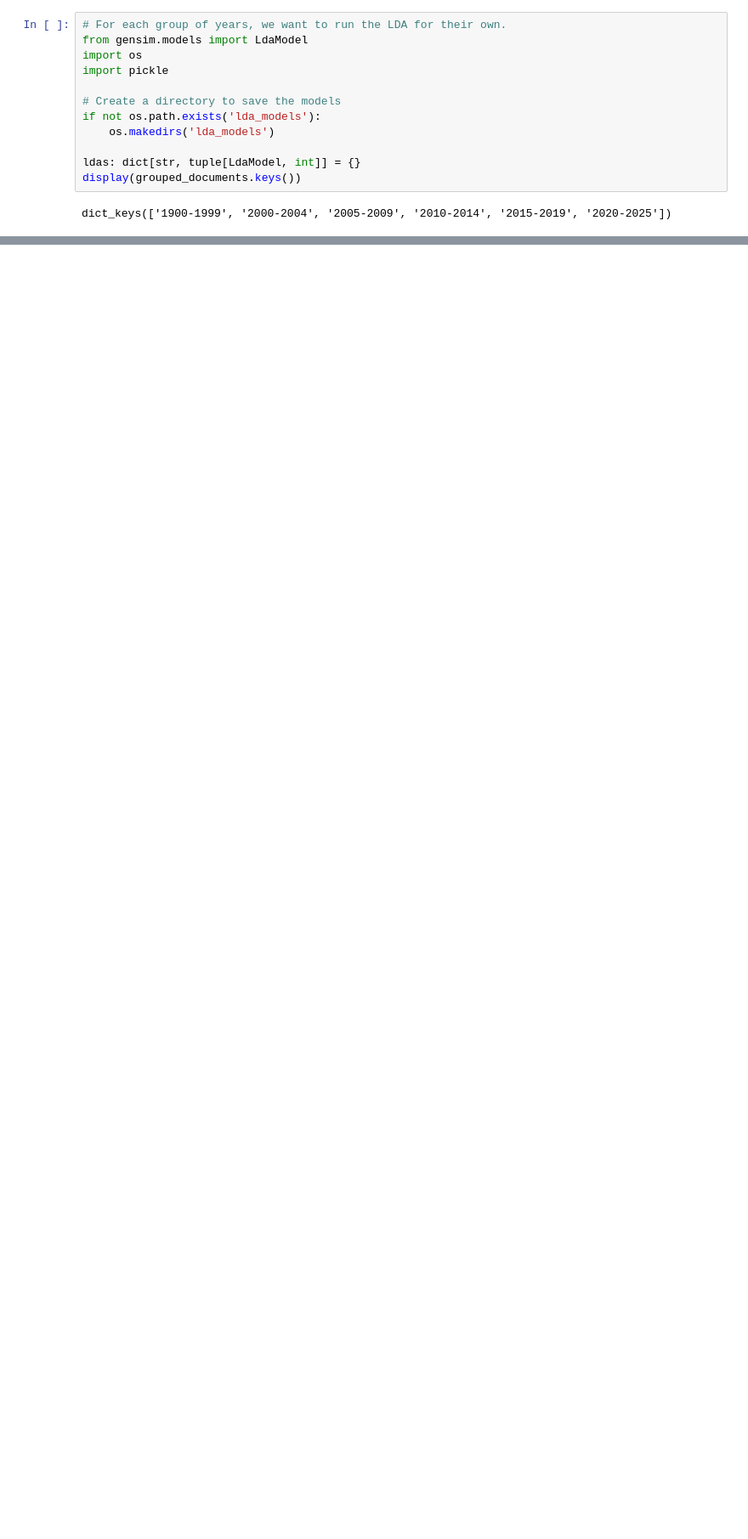
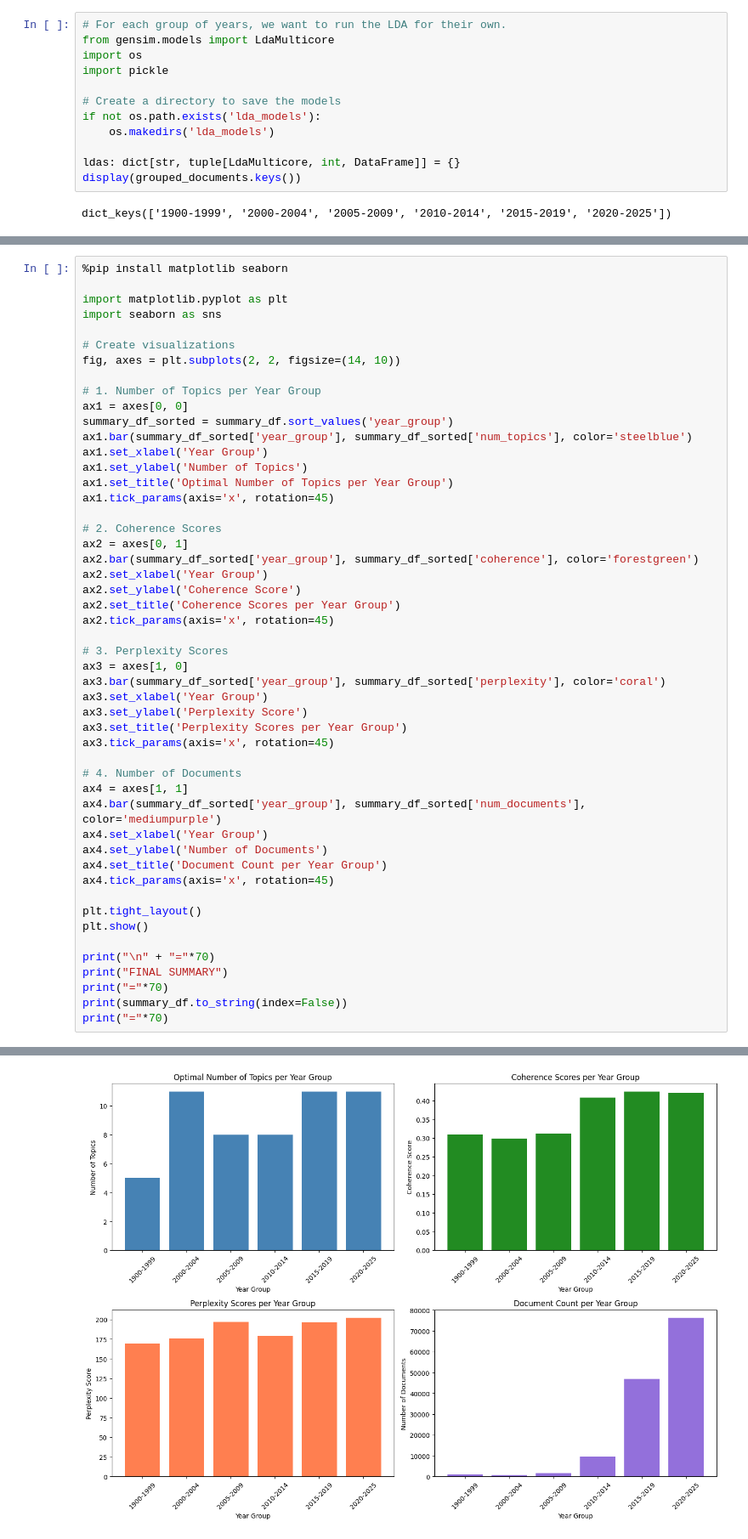
Before and after one commit to rchrdwllm/text-analytica, a Jupyter notebook: lda/lda.ipynb, the cells around one changed output, grey strips where cells are left out. Shown at 85% size. Saved outputs shown, nothing was run; the diff lists cells and outputs as text; blank space fills up the shorter version.

Commit message:
Minor changes to index.py
Completed a training session of LDA

```diff
--- a/lda/lda.ipynb
+++ b/lda/lda.ipynb
@@ -334,7 +481,7 @@ Requirement already satisfied: wrapt in c:\users\michael\appdata\local\programs\
 Note: you may need to restart the kernel to use updated packages.
 # %%
 # For each group of years, we want to run the LDA for their own.
-from gensim.models import LdaModel
+from gensim.models import LdaMulticore
 import os
 import pickle
 
@@ -342,7 +489,7 @@ import pickle
 if not os.path.exists('lda_models'):
     os.makedirs('lda_models')
 
-ldas: dict[str, tuple[LdaModel, int]] = {}
+ldas: dict[str, tuple[LdaMulticore, int, DataFrame]] = {}
 display(grouped_documents.keys())
 # %% [output]
 dict_keys(['1900-1999', '2000-2004', '2005-2009', '2010-2014', '2015-2019', '2020-2025'])
@@ -384,0 +597,51 @@ Processing group: 2000-2004
+# %%
+%pip install matplotlib seaborn
+
+import matplotlib.pyplot as plt
+import seaborn as sns
+
+# Create visualizations
+fig, axes = plt.subplots(2, 2, figsize=(14, 10))
+
+# 1. Number of Topics per Year Group
+ax1 = axes[0, 0]
+summary_df_sorted = summary_df.sort_values('year_group')
+ax1.bar(summary_df_sorted['year_group'], summary_df_sorted['num_topics'], color='steelblue')
+ax1.set_xlabel('Year Group')
+ax1.set_ylabel('Number of Topics')
+ax1.set_title('Optimal Number of Topics per Year Group')
+ax1.tick_params(axis='x', rotation=45)
+
+# 2. Coherence Scores
+ax2 = axes[0, 1]
+ax2.bar(summary_df_sorted['year_group'], summary_df_sorted['coherence'], color='forestgreen')
+ax2.set_xlabel('Year Group')
+ax2.set_ylabel('Coherence Score')
+ax2.set_title('Coherence Scores per Year Group')
+ax2.tick_params(axis='x', rotation=45)
+
+# 3. Perplexity Scores
+ax3 = axes[1, 0]
+ax3.bar(summary_df_sorted['year_group'], summary_df_sorted['perplexity'], color='coral')
+ax3.set_xlabel('Year Group')
+ax3.set_ylabel('Perplexity Score')
+ax3.set_title('Perplexity Scores per Year Group')
+ax3.tick_params(axis='x', rotation=45)
+
+# 4. Number of Documents
+ax4 = axes[1, 1]
+ax4.bar(summary_df_sorted['year_group'], summary_df_sorted['num_documents'], color='mediumpurple')
+ax4.set_xlabel('Year Group')
+ax4.set_ylabel('Number of Documents')
+ax4.set_title('Document Count per Year Group')
+ax4.tick_params(axis='x', rotation=45)
+
+plt.tight_layout()
+plt.show()
+
+print("\n" + "="*70)
+print("FINAL SUMMARY")
+print("="*70)
+print(summary_df.to_string(index=False))
+print("="*70)
+# %% [output]
@@ -384,0 +664 @@ Processing group: 2000-2004
+[figure, added]
```
Also changed, not shown: parts of 9 cells of this notebook, 1 other file.
